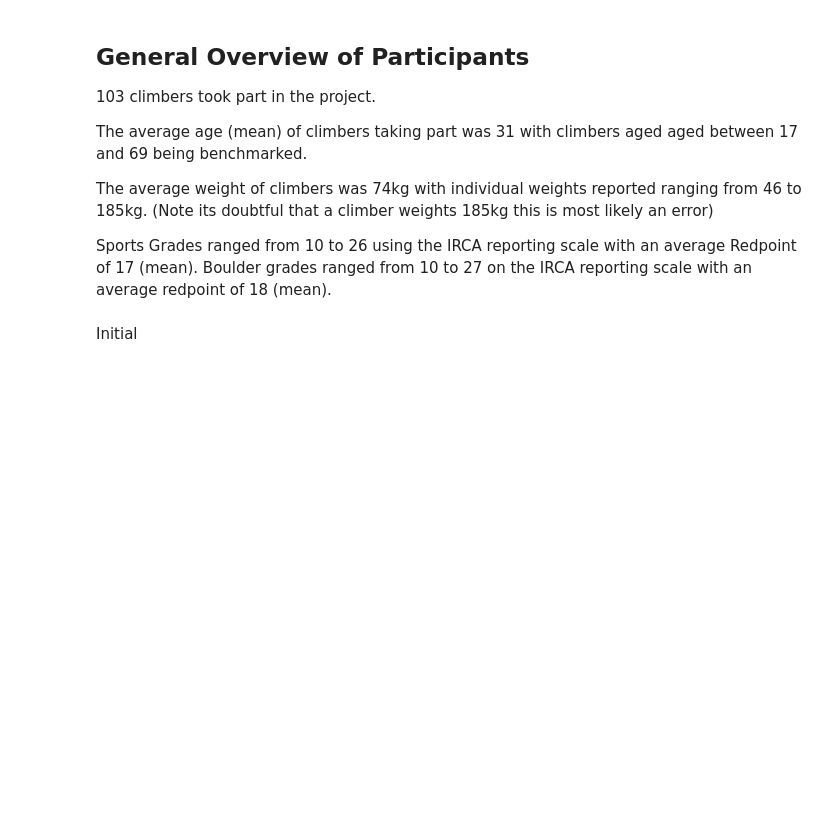
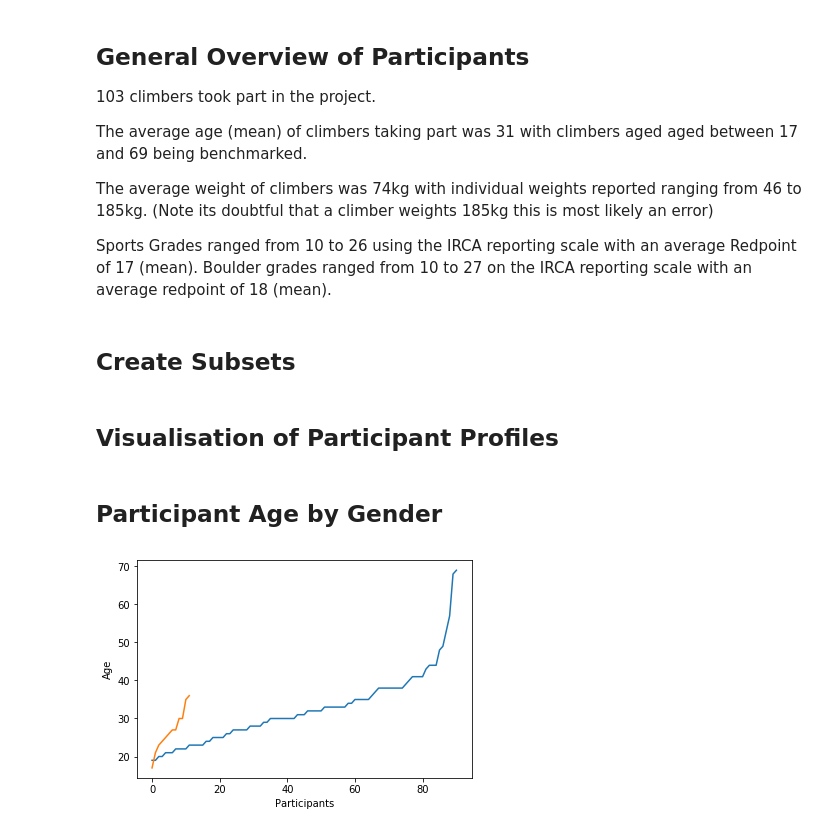
Before and after one commit to davidcoxon/Python, a Jupyter notebook: Projects/Grippy/Benchmark.ipynb, the cells around one changed output. Saved outputs shown, nothing was run; the diff lists cells and outputs as text; code cells hidden in the pictures; blank space fills up the shorter version.

Commit message:
add visualisation of participant data
Add initial visualisation of participant data

```diff
--- a/Projects/Grippy/Benchmark.ipynb
+++ b/Projects/Grippy/Benchmark.ipynb
@@ -106,28 +113,42 @@ The average age (mean) of climbers taking part was 31 with climbers aged aged be
 The average weight of climbers was 74kg with individual weights reported ranging from 46 to 185kg. (Note its doubtful that a climber weights 185kg this is most likely an error)
 
 Sports Grades ranged from 10 to 26 using the IRCA reporting scale with an average Redpoint of 17 (mean). Boulder grades ranged from 10 to 27 on the IRCA reporting scale with an average redpoint of 18 (mean).
-# %% [markdown]
-Initial
+# %% [markdown]
+## Create Subsets
+# %%
+# subset Gender
+
+Benchmark_male_df=(Benchmark_df[Benchmark_df['Gender']=="Male"])
+Benchmark_female_df=(Benchmark_df[Benchmark_df['Gender']=="Female"])
+# %% [markdown]
+## Visualisation of Participant Profiles
+# %% [markdown]
+## Participant Age by Gender
 # %%
-### import packages
-import matplotlib.pyplot as plt
-import pandas as pd
-import numpy as np
-import pylab
+# sort by age and Gender
+AgeSorted=Benchmark_df.sort_values(['Age'], ascending=[True])
+MaleAgeSorted=Benchmark_male_df.sort_values(['Age'], ascending=[True])
+FemaleAgeSorted=Benchmark_female_df.sort_values(['Age'], ascending=[True])
+# create series for y axis based on number of Participants
+y = (AgeSorted)['Age']
+y1=(MaleAgeSorted)['Age']
+y2=(FemaleAgeSorted)['Age']
+N = len(AgeSorted)
+N1=len(MaleAgeSorted)
+N2=len(FemaleAgeSorted)
+x = range(N)
+x1= range(N1)
+x2= range(N2)
 
-# print((SortedProd)['Variant Price'])
-Sorted=ProdSales.sort_values(['Quantity'], ascending=[True])
-
-# create series for y axis based on number of products
-y = (Sorted)['Quantity']
-N = len(Sorted)
-x = range(N)
-
-# plot orders
-plt.plot(x,y)
-plt.xlabel("Product")
-plt.ylabel("Quantity Sold")
+# plot Pafticipant Age
+# plt.plot(x,y)
+plt.plot(x1,y1)
+plt.plot(x2,y2)
+plt.xlabel("Participants")
+plt.ylabel("Age")
 # print plots
-pylab.savefig('Graphs/salesdistribution.png')   # save the figure to file
-pylab.savefig('Graphs/salesdistribution.pdf') # savefig('salesdistribution.pdf')
+#pylab.savefig('Graphs/salesdistribution.png')   # save the figure to file
+#pylab.savefig('Graphs/salesdistribution.pdf') # savefig('salesdistribution.pdf')
 plt.show()
+# %% [output]
+[figure, added]
```
Also changed, not shown: parts of 10 cells of this notebook.
